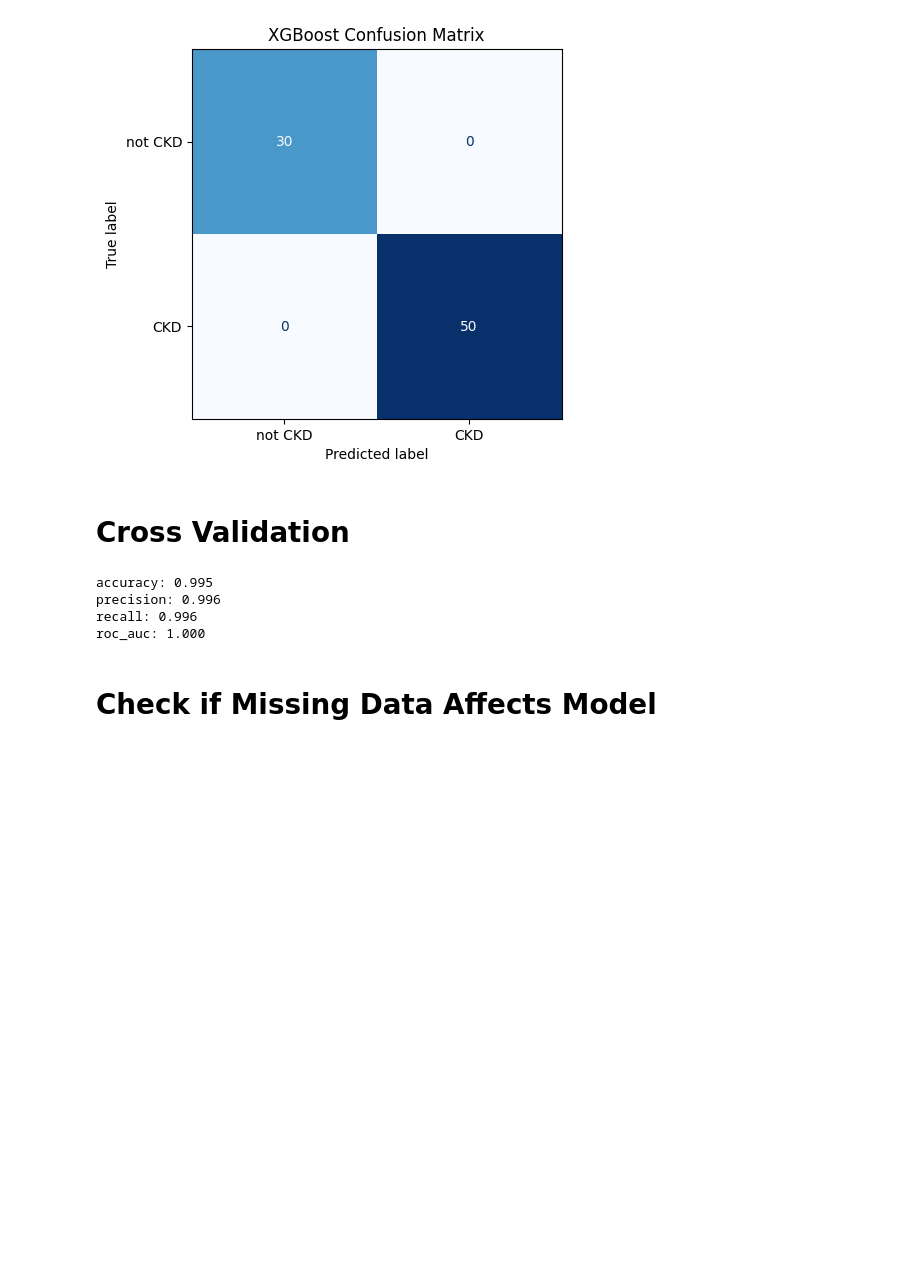
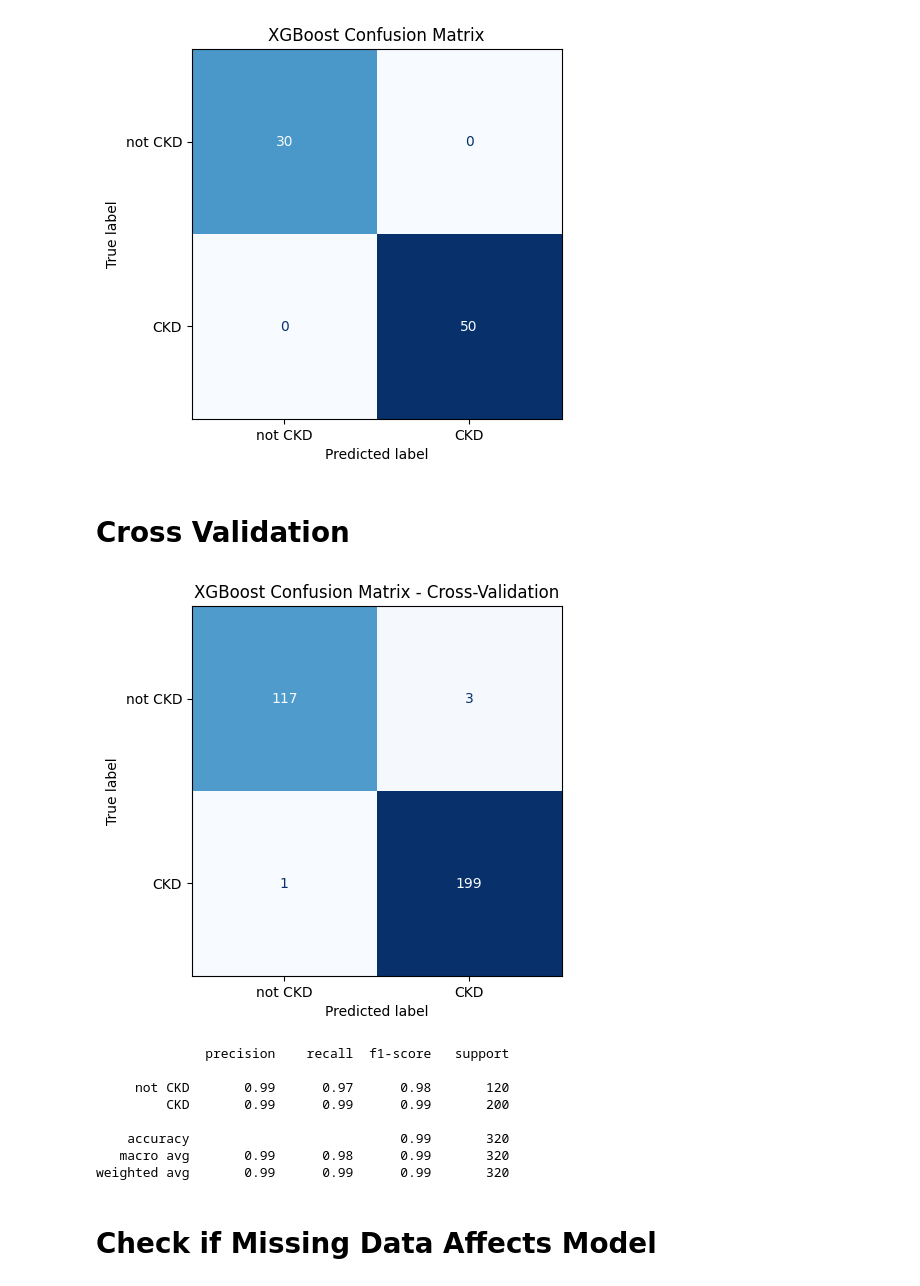
Before and after one commit to natalyyau/Chronic-Kidney-Disease-Prediction, a Jupyter notebook: notebooks/xgboost.ipynb, the cells around one changed output. Drawn from its saved outputs; the diff is of its cells as text; code cells hidden in the pictures; blank space fills up the shorter version.

Commit message:
add xgboost cv confusion matrix

```diff
--- a/notebooks/xgboost.ipynb
+++ b/notebooks/xgboost.ipynb
@@ -125,14 +125,28 @@ ROC AUC: 1.0
 # %%
 cv = StratifiedKFold(n_splits=5, shuffle=True, random_state=42)
 
-for metric in ['accuracy', 'precision', 'recall', 'roc_auc']:
-    scores = cross_val_score(model, X, y, cv=cv, scoring=metric)
-    print(f'{metric}: {scores.mean():.3f}')
+y_cv_pred = cross_val_predict(model, X_train, y_train, cv=cv)
+
+ConfusionMatrixDisplay.from_predictions(
+    y_train, y_cv_pred,
+    display_labels=['not CKD', 'CKD'],
+    cmap='Blues',
+    colorbar=False
+)
+plt.title('XGBoost Confusion Matrix - Cross-Validation')
+plt.show()
+
+print(classification_report(y_train, y_cv_pred, target_names=['not CKD', 'CKD']))
 # %% [output]
+[figure, added]
-accuracy: 0.995
-precision: 0.996
-recall: 0.996
-roc_auc: 1.000
+              precision    recall  f1-score   support
+
+     not CKD       0.99      0.97      0.98       120
+         CKD       0.99      0.99      0.99       200
+
+    accuracy                           0.99       320
+   macro avg       0.99      0.98      0.99       320
+weighted avg       0.99      0.99      0.99       320
 # %% [markdown]
 # Check if Missing Data Affects Model
 # %%
```
Also changed, not shown: parts of 1 cell of this notebook.
